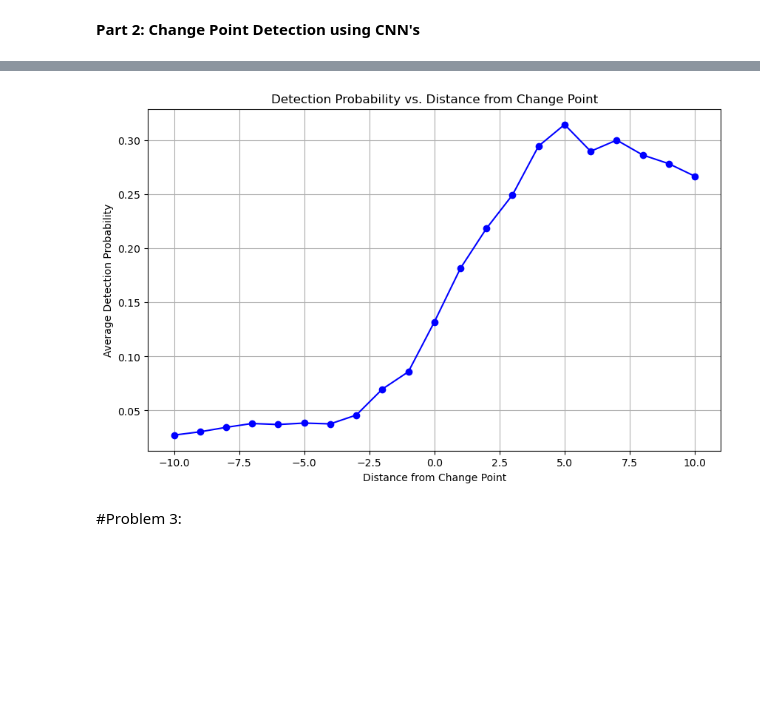
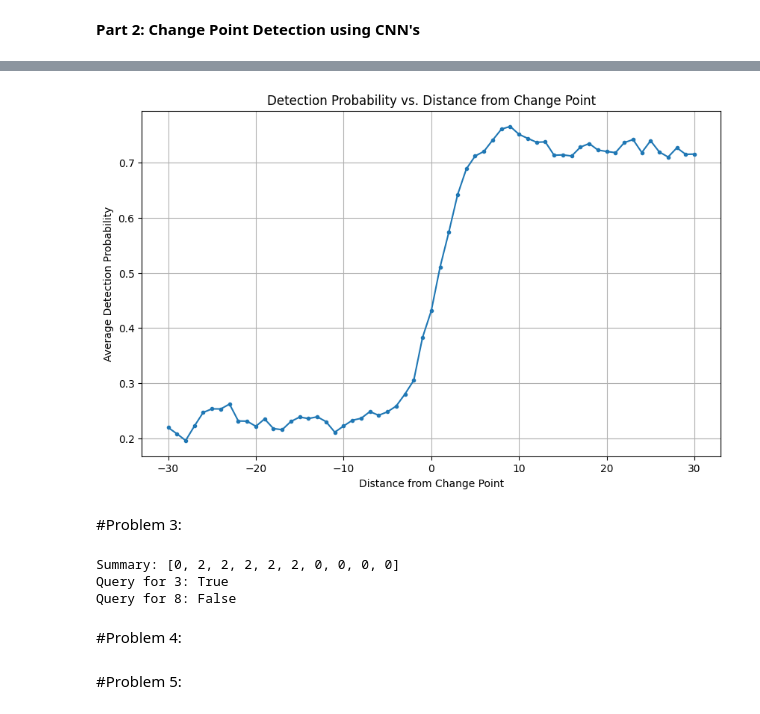
Before and after one commit to pavspatel7/DL_HW3, a Jupyter notebook: HW3.ipynb, the cells around one changed output, grey strips where cells are left out. Saved outputs shown, nothing was run; the diff lists cells and outputs as text; code cells hidden in the pictures; blank space fills up the shorter version.

```diff
--- a/HW3.ipynb
+++ b/HW3.ipynb
@@ -324,9 +325,10 @@ class VariableLengthSequenceDataset(Dataset):
 
 def collate_fn(batch):
     sequences, labels = zip(*batch)
+    lengths = [len(seq) for seq in sequences]
     sequences_padded = pad_sequence(sequences, batch_first=True)
     labels_padded = pad_sequence(labels, batch_first=True)
-    return sequences_padded, labels_padded
+    return sequences_padded, labels_padded, torch.tensor(lengths)
 # %%
 full_dataset = VariableLengthSequenceDataset(sequences, labels)
 
@@ -363,7 +369,7 @@ for epoch in range(15):
     # Training phase
     lstmModel.train()
     total_loss = 0
-    for seqs, lbls in train_dataloader:
+    for seqs, lbls, _ in train_dataloader:
         lengths = [len(seq) for seq in seqs]
 
         optimizer.zero_grad()
@@ -378,7 +384,7 @@ for epoch in range(15):
     lstmModel.eval()
     total_loss = 0
     with torch.no_grad():
-        for seqs, lbls in test_dataloader:
+        for seqs, lbls, _ in test_dataloader:
             lengths = [len(seq) for seq in seqs]
 
             outputs = lstmModel(seqs, lengths)
@@ -406,11 +412,11 @@ Epoch 15, Train loss = 0.1914, Test loss = 0.2060
 # %%
 def evaluate_and_plot(model, test_dataloader):
-    distances = list(range(-10, 11))
+    distances = list(range(-20, 21))
     detection_probabilities = {distance: [] for distance in distances}
 
     model.eval()
     with torch.no_grad():
-        for sequences, labels in test_dataloader:
+        for sequences, labels, _ in test_dataloader:
             lengths = [len(seq) for seq in sequences]
 
             sequences_tensor = torch.stack(sequences) if not isinstance(sequences[0], torch.Tensor) else sequences
@@ -530,37 +542,38 @@ Epoch 15/15, Train Loss: 0.1272, Test Loss: 0.4143
 # %%
 def evaluate_and_plot(model, test_loader):
     model.eval()
-    distances = list(range(-10, 11))
+    distances = list(range(-30, 31))
     detection_probabilities = {distance: [] for distance in distances}
 
     with torch.no_grad():
-        for sequences, labels in test_loader:
+        for sequences, labels, lengths in test_loader:
             outputs = model(sequences)
 
-            for batch_index in range(len(labels)):
-                change_points = (labels[batch_index] == 1).nonzero(as_tuple=False)
+            for batch_index, seq_length in enumerate(lengths):
+                label = labels[batch_index][:seq_length]
+                output = outputs[batch_index][:seq_length]
+
+                change_points = (label == 1).nonzero(as_tuple=False)
 
                 if change_points.nelement() == 0:
                     continue
 
                 change_point = change_points[0, 0].item()
 
                 for distance in distances:
                     timestep = change_point + distance
-                    if 0 <= timestep < labels.size(1):
-                        detection_probability = outputs[batch_index, timestep].item()
+                    if 0 <= timestep < seq_length:
+                        detection_probability = output[timestep].item()
                         detection_probabilities[distance].append(detection_probability)
 
     avg_detection_probs = [np.mean(detection_probabilities[dist]) if detection_probabilities[dist] else 0 for dist in distances]
 
     plt.figure(figsize=(10, 6))
-    plt.plot(distances, avg_detection_probs, marker='o', linestyle='-', color='blue')
+    plt.plot(distances, avg_detection_probs, marker='.', linestyle='-')
     plt.xlabel('Distance from Change Point')
     plt.ylabel('Average Detection Probability')
     plt.title('Detection Probability vs. Distance from Change Point')
     plt.grid(True)
     plt.show()
-
-evaluate_and_plot(cnnModel, test_dataloader)
 # %% [output]
-[figure, old version]
+[figure, new version]
@@ -567,2 +582,25 @@ evaluate_and_plot(cnnModel, test_dataloader)
 # %% [markdown]
 #Problem 3:
+# %%
+def summarize(seq):
+  summary = [0]*10
+  for num in seq:
+    summary[num] += 1
+  return summary
+
+def query(summary, q):
+  return summary[q] > 0
+
+seq = [1, 2, 3, 4, 5, 1, 2, 3, 4, 5]
+summary = summarize(seq)
+print("Summary:", summary)
+print("Query for 3:", query(summary, 3))
+print("Query for 8:", query(summary, 8))
+# %% [output]
+Summary: [0, 2, 2, 2, 2, 2, 0, 0, 0, 0]
+Query for 3: True
+Query for 8: False
+# %% [markdown]
+#Problem 4:
+# %% [markdown]
+#Problem 5:
```
Also changed, not shown: parts of 8 cells of this notebook.
